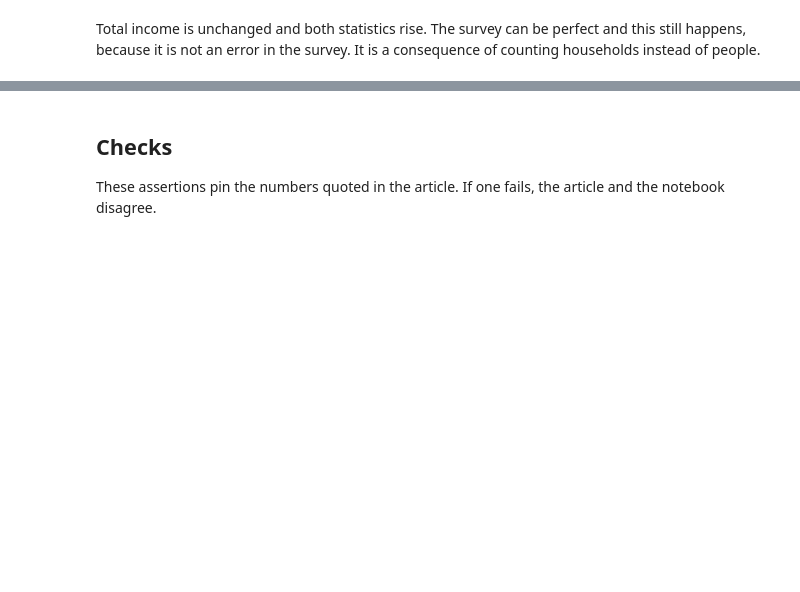
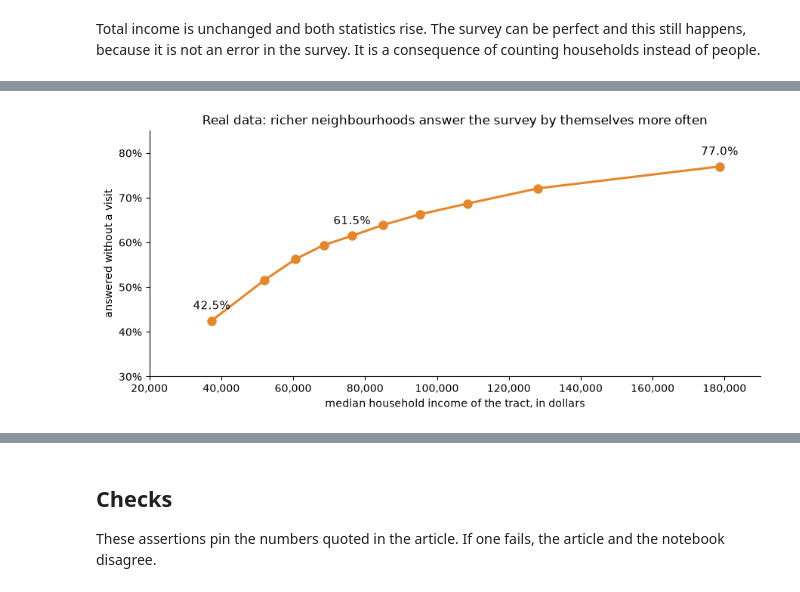
Before and after one commit to Alestainer/statistics-intuitions, a Jupyter notebook: notebooks/06-who-answers-the-income-survey.ipynb, the cells around one changed output, grey strips where cells are left out. Drawn from its saved outputs; the diff is of its cells as text; code cells hidden in the pictures; blank space fills up the shorter version.

```diff
--- a/notebooks/06-who-answers-the-income-survey.ipynb
+++ b/notebooks/06-who-answers-the-income-survey.ipynb
@@ -485,0 +667,16 @@ not an error in the survey. It is a consequence of counting households instead o
+# %%
+TOLERANCES = (0.30, 0.35, 0.40, 0.50)
+target = everyone < true_limit
+served_results = {}
+print(f"the target group is {100 * target.mean():.1f}% of all households")
+for label, limit in [("true", true_limit), ("reported", limit_results[shown][0])]:
+    annual_rent = RENT_SHARE * limit
+    print(f"\nrent cap from the {label} median: {annual_rent / 12:,.0f} a month")
+    print(f"{'rent may take':<16}{'income needed':>15}{'target served':>15}{'= % of all':>12}{'admitted and served, % of all':>32}")
+    for tolerance in TOLERANCES:
+        income_needed = annual_rent / tolerance
+        target_served = target & (everyone >= income_needed)
+        admitted_served = (everyone < limit) & (everyone >= income_needed)
+        row = (100 * target_served.sum() / target.sum(), 100 * target_served.mean(), 100 * admitted_served.mean())
+        served_results[(label, tolerance)] = row
+        print(f"{'at most ' + format(tolerance, '.0%'):<16}{income_needed:>15,.0f}{row[0]:>14.1f}%{row[1]:>11.1f}%{row[2]:>31.1f}%")
@@ -485,0 +818,56 @@ not an error in the survey. It is a consequence of counting households instead o
+# %%
+# American Community Survey, 2024 1-year, United States (tables B19013, B19025, B25003, B25119)
+ACS_MEDIAN = 81_604
+ACS_HOUSEHOLDS = 132_737_144
+ACS_TOTAL_INCOME = 15_171_368_000_000
+ACS_RENTER_HOUSEHOLDS = 46_101_640
+ACS_RENTER_MEDIAN, ACS_OWNER_MEDIAN = 54_446, 100_721
+TENURE_LEVEL, TENURE_SLOPE = 0.7288, 1.0568  # fitted so that the renter share and the renter median match
+
+acs_mean = ACS_TOTAL_INCOME / ACS_HOUSEHOLDS
+income = np.random.default_rng(SEED + 20).lognormal(np.log(ACS_MEDIAN), np.sqrt(2 * np.log(acs_mean / ACS_MEDIAN)), N_HOUSEHOLDS)
+rank = income.argsort().argsort() / (N_HOUSEHOLDS - 1)
+true_median, true_mean = np.median(income), income.mean()
+
+def renter_probability(values):
+    return 1 / (1 + np.exp(TENURE_LEVEL + TENURE_SLOPE * np.log(np.maximum(values, 1) / ACS_MEDIAN)))
+
+renter_flag = np.random.default_rng(SEED + 21).random(N_HOUSEHOLDS) < renter_probability(income)
+acs_fit = {
+    "median of all households": (true_median, ACS_MEDIAN),
+    "mean of all households": (true_mean, acs_mean),
+    "renter share, %": (100 * renter_flag.mean(), 100 * ACS_RENTER_HOUSEHOLDS / ACS_HOUSEHOLDS),
+    "renter median": (np.median(income[renter_flag]), ACS_RENTER_MEDIAN),
+    "owner median (not fitted)": (np.median(income[~renter_flag]), ACS_OWNER_MEDIAN),
+}
+print(f"{'':<28}{'made-up country':>17}{'real, ACS 2024':>16}")
+for name, (simulated, real) in acs_fit.items():
+    print(f"{name:<28}{simulated:>17,.1f}{real:>16,.1f}")
+print()
+
+TRACT_FILE = "data/06-who-answers-the-income-survey/acs-self-response-by-tract-income.csv"
+local = [path for path in (Path("..") / TRACT_FILE, Path(TRACT_FILE)) if path.exists()]
+tract_table = pd.read_csv(local[0] if local else RAW + TRACT_FILE)
+print(tract_table.to_string(index=False))
+
+PRICED_OUT, SERVED, BY_ERROR, NOT_ADMITTED = "#c5cad3", "#2f6f4f", "#e6862a", "#ededed"
+COUNTRY, SURVEY, INK = "#c9c9c9", "#e6862a", "#1f1f1f"
+money = plt.FuncFormatter(lambda value, _: f"{value:,.0f}")
+
+fig, ax = plt.subplots(figsize=(9, 4.2))
+ax.plot(tract_table.median_household_income, tract_table.self_response_rate, "o-", color=SURVEY, linewidth=2.2, markersize=8)
+for position in (0, 4, 9):
+    row = tract_table.iloc[position]
+    ax.annotate(f"{row.self_response_rate:.1f}%", (row.median_household_income, row.self_response_rate), (0, 11),
+                textcoords="offset points", ha="center", fontsize=10.5)
+ax.set_ylim(30, 85)
+ax.set_xlim(20_000, 190_000)
+ax.xaxis.set_major_formatter(money)
+ax.yaxis.set_major_formatter(plt.FuncFormatter(lambda value, _: f"{value:.0f}%"))
+ax.set_xlabel("median household income of the tract, in dollars")
+ax.set_ylabel("answered without a visit")
+ax.set_title("Real data: richer neighbourhoods answer the survey by themselves more often")
+ax.spines[["top", "right"]].set_visible(False)
+fig.tight_layout()
+plt.show()
+# %% [output]
@@ -485,0 +892 @@ not an error in the survey. It is a consequence of counting households instead o
+[figure, added]
```
Also changed, not shown: parts of 34 cells of this notebook, 2 other files.
